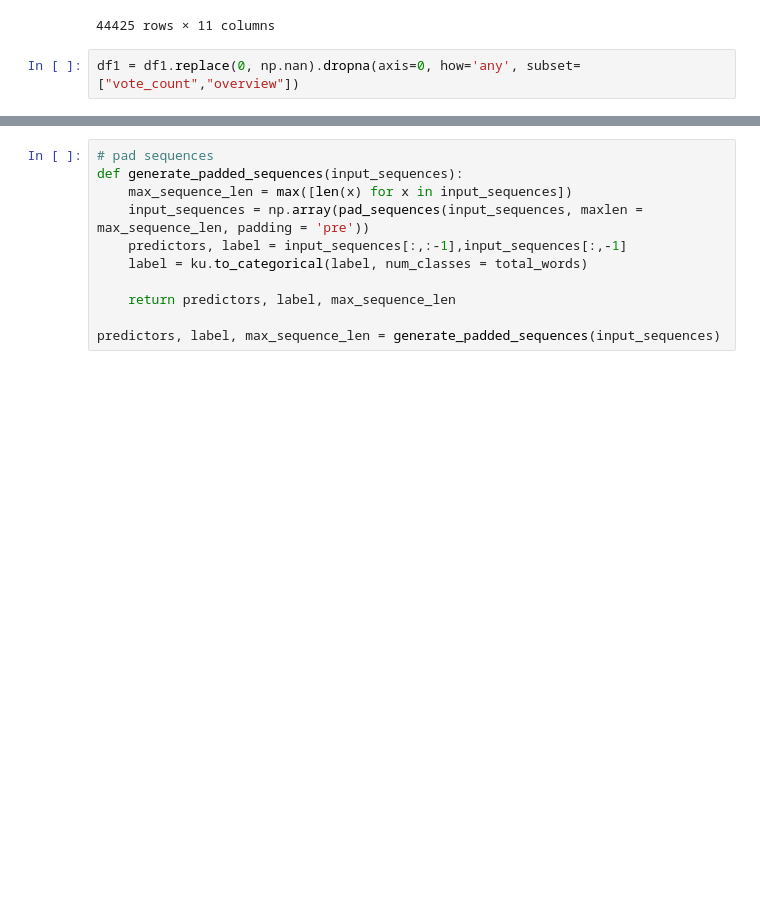
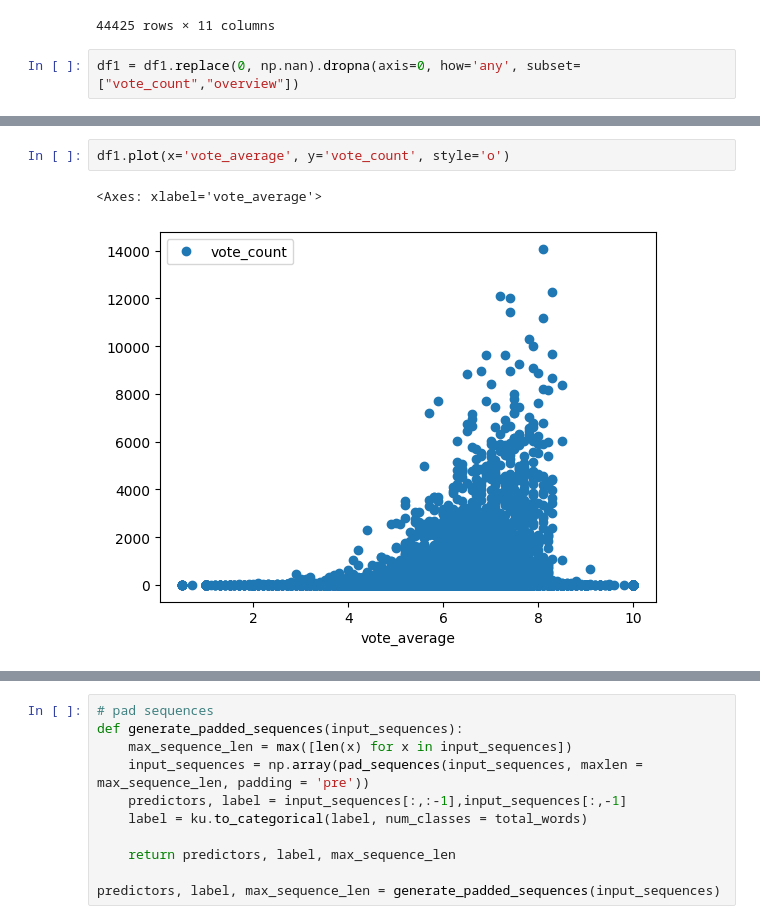
Before and after one commit to Chuckoo/AI_Final, a Jupyter notebook: main.ipynb, the cells around one changed output, grey strips where cells are left out. Drawn from its saved outputs; the diff is of its cells as text; blank space fills up the shorter version.

```diff
--- a/main.ipynb
+++ b/main.ipynb
@@ -46,0 +31,5 @@ df1
+# %%
+df1.plot(x='vote_average', y='vote_count', style='o')
+# %% [output]
+<Axes: xlabel='vote_average'>
+[figure, added]
```
Also changed, not shown: parts of 15 cells of this notebook.
